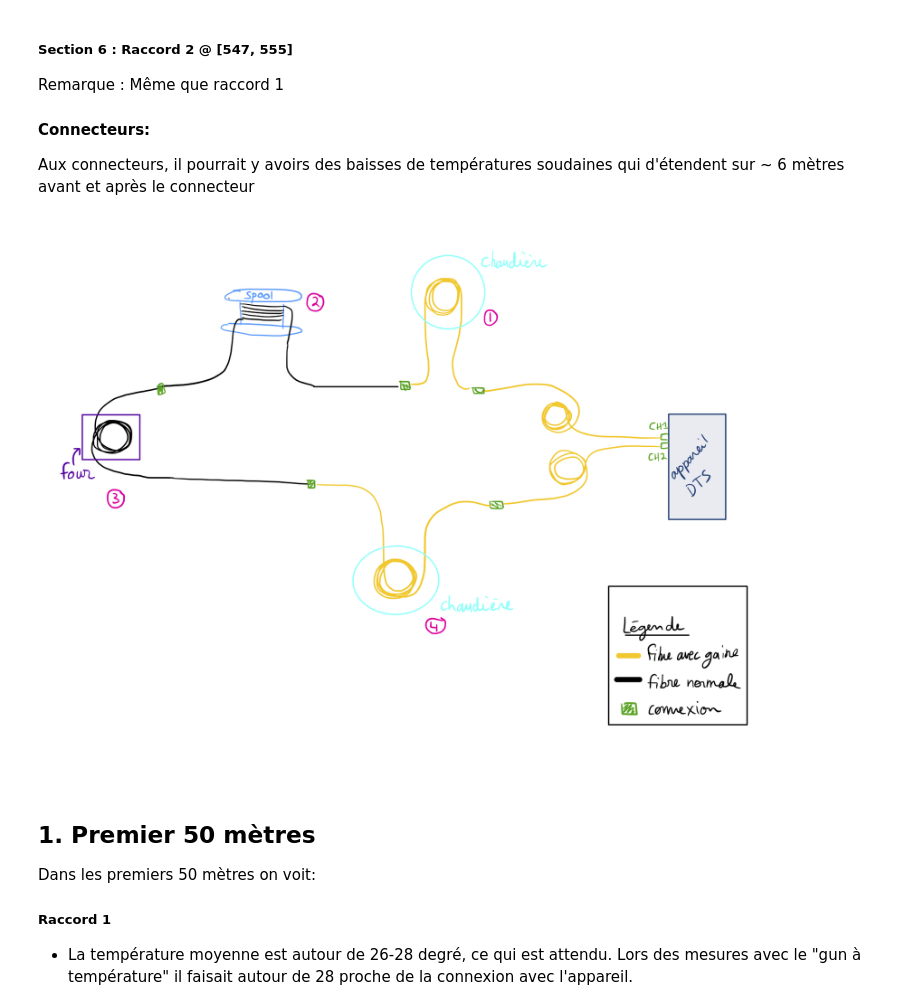
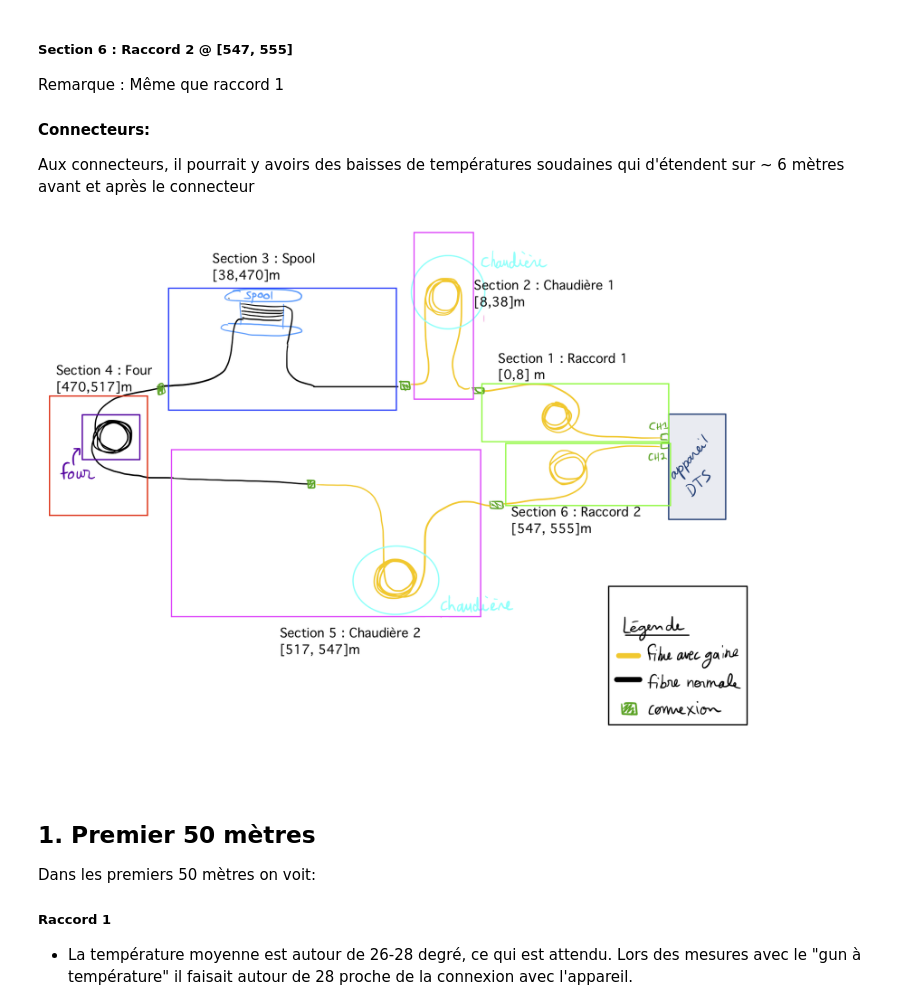
Before and after one commit to Merlingot/mesures_temp_distribuees, a Jupyter notebook: Rapport.ipynb, the cells around one changed output. Drawn from its saved outputs; the diff is of its cells as text; code cells hidden in the pictures.

```diff
--- a/Rapport.ipynb
+++ b/Rapport.ipynb
@@ -76,9 +76,9 @@ Remarque :  Même que raccord 1
 Aux connecteurs, il pourrait y avoirs des baisses de températures soudaines qui d'étendent sur ~ 6 mètres avant et après le connecteur
 # %%
 from IPython import display
-display.Image("Part-dts.png",retina=True)
+display.Image("schema.png",retina=True)
 # %% [output]
-[figure, old version]
+[figure, new version]
 # %% [markdown]
 ## 1. Premier 50 mètres
 
```
Also changed, not shown: 1 other file.
